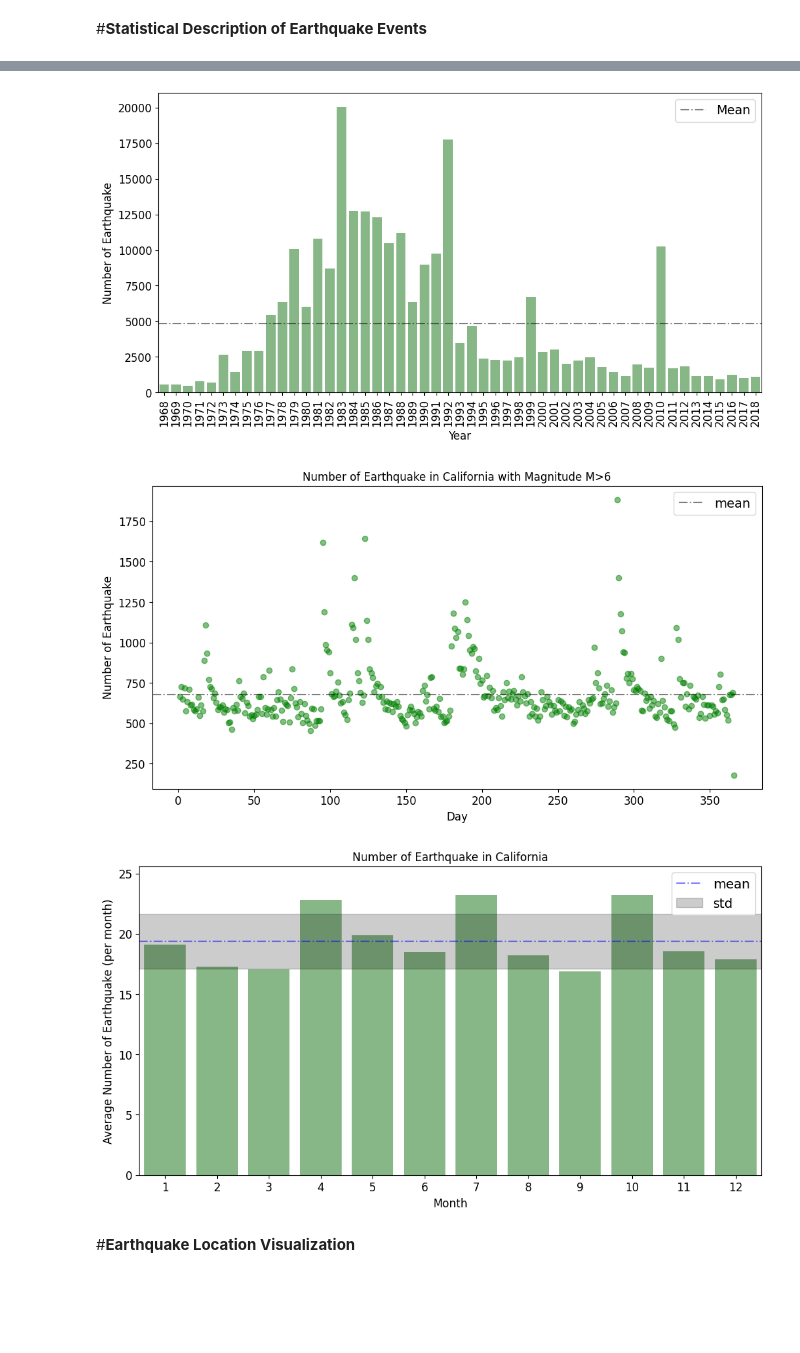
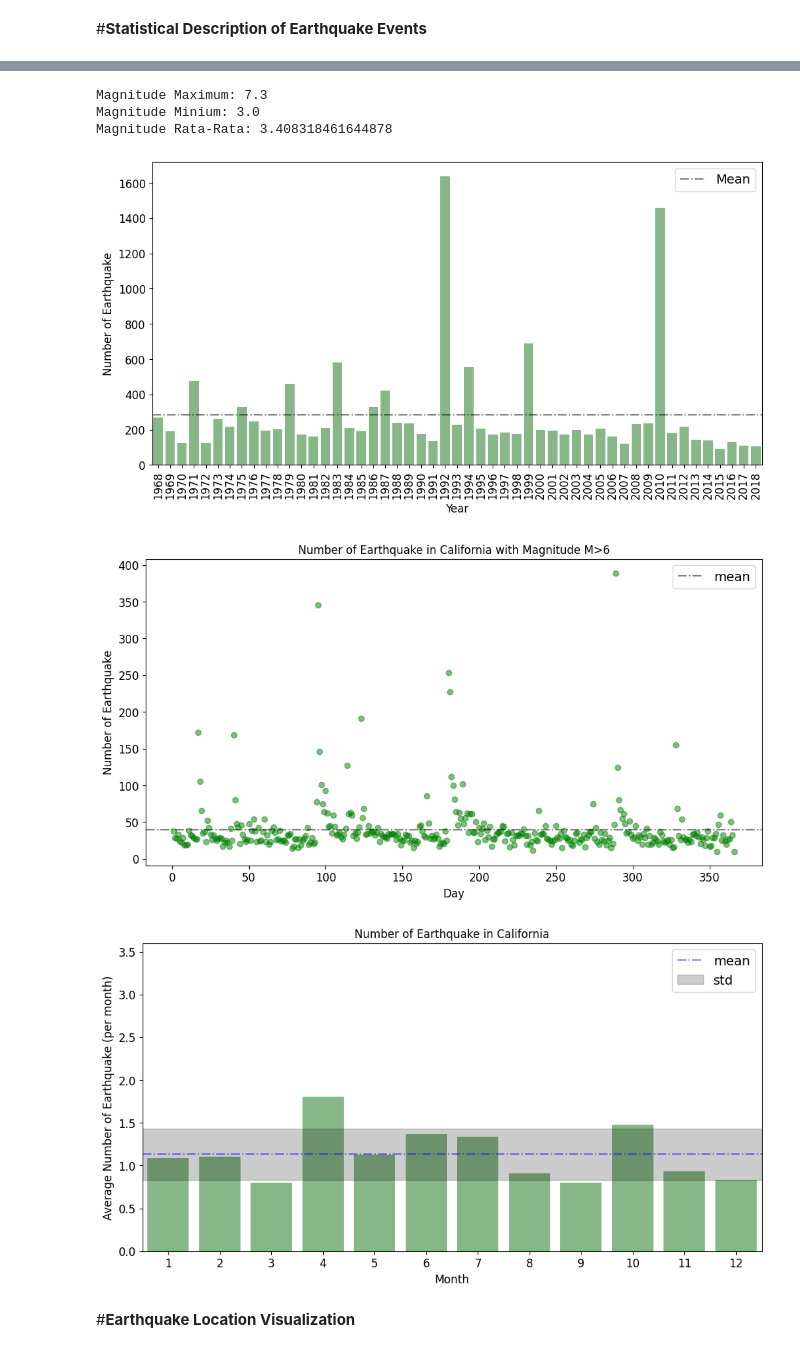
Before and after one commit to arifadli/Exploratory-Data-Analysis, a Jupyter notebook: Earthquake Research/EDA - California Earthquake.ipynb, the cells around one changed output, grey strips where cells are left out. Drawn from its saved outputs; the diff is of its cells as text; code cells hidden in the pictures; blank space fills up the shorter version.

```diff
--- a/Earthquake Research/EDA - California Earthquake.ipynb
+++ b/Earthquake Research/EDA - California Earthquake.ipynb
@@ -51,6 +86,16 @@ from mycolorpy import colorlist as mcp
 # %%
+import pandas as pd
+from datetime import datetime
+
+# Load dataset
 dataset = "https://raw.githubusercontent.com/arifadli/DatasetRepository/main/Disertation/California/usgs_california_1968_2018.csv"
 df = pd.read_csv(dataset)
-df.head(5)
+
+# Filter hanya untuk magnitudo >= 3
+df_filtered = df[df['mag'] >= 3.0]
+
+# Tampilkan hasil
+df = df_filtered
+df.head(10)
 # %% [output]
 |  | time | latitude | longitude | depth | mag | magType | nst | gap | dmin | rms | ... | ... |
@@ -182,15 +224,22 @@ The magnitude of the largest earthquake:
+# %%
+print('Magnitude Maximum:', df['mag'].max())
+print('Magnitude Minium:', df['mag'].min())
+print('Magnitude Rata-Rata:', df['mag'].mean())
+# %% [output]
+Magnitude Maximum: 7.3
+Magnitude Minium: 3.0
+Magnitude Rata-Rata: 3.408318461644878
 # %%
+from datetime import datetime
+
 #Object Date Time
-df['dt_time'] = df['time'].apply(lambda x:
-                                 datetime.strptime(x,'%Y-%m-%dT%H:%M:%S.%fZ'))
+df['dt_time'] = pd.to_datetime(df['time'])
 
 # Column year, month, and day
-df['dofy'] = df['dt_time'].apply(lambda x: x.strftime("%j"))
-df['dofy'] = df['dofy'].astype(str).astype(int)
-
-df['year'] = df['dt_time'].apply(lambda x: x.year)
-df['month'] = df['dt_time'].apply(lambda x: x.month)
-df['day'] = df['dt_time'].apply(lambda x: x.day)
+df['dofy'] = df['dt_time'].dt.strftime("%j").astype(int)
+df['year'] = df['dt_time'].dt.year
+df['month'] = df['dt_time'].dt.month
+df['day'] = df['dt_time'].dt.day
 
 # Calculate the number of earthquake events per time (DMY)
 dofy_tot = df['dofy'].value_counts(sort=True)
@@ -221,7 +270,7 @@ plt.xticks(rotation='vertical')
 plt.legend()
 plt.show()
 # %% [output]
-[figure, old version]
+[figure, new version]
 # %%
 plt.figure(figsize=(12,6))
 
@@ -232,31 +281,31 @@ plt.title('Number of Earthquake in California with Magnitude M>6')
 plt.legend()
 plt.show()
 # %% [output]
-[figure, old version]
+[figure, new version]
 # %%
 # Array of month lengths
 month_length = np.array([31,28,31,30,31,30,31,31,30,31,30,31])
 # Sort by month index
 month_sort = month_tot.sort_index()
 # Normalize by the length of the month
 month_norm = month_sort.values / (month_length*(2017-1983+1))
 
 # Plot (including daily average and the deviation)
 plt.figure(figsize=(12,6))
 
 ax = sns.barplot(x=month_sort.index, y=month_norm, alpha=0.5, color='green')
-ax.set_ylim([0, 25.6])
+ax.set_ylim([0, 3.6])
 plt.axhline(y=np.mean(month_norm), color='b', linestyle='-.',
             alpha=0.5, label='mean')
 plt.axhspan(np.mean(month_norm)-np.std(month_norm),
             np.mean(month_norm)+np.std(month_norm),
             color='k', alpha=0.2, label='std')
 plt.ylabel('Average Number of Earthquake (per month)'), plt.xlabel('Month')
 plt.title('Number of Earthquake in California')
 plt.legend()
 plt.show()
 # %% [output]
-[figure, old version]
+[figure, new version]
 # %% [markdown]
 #**Earthquake Location Visualization**
 # %%
```
Also changed, not shown: parts of 11 cells of this notebook, 1 other file.
